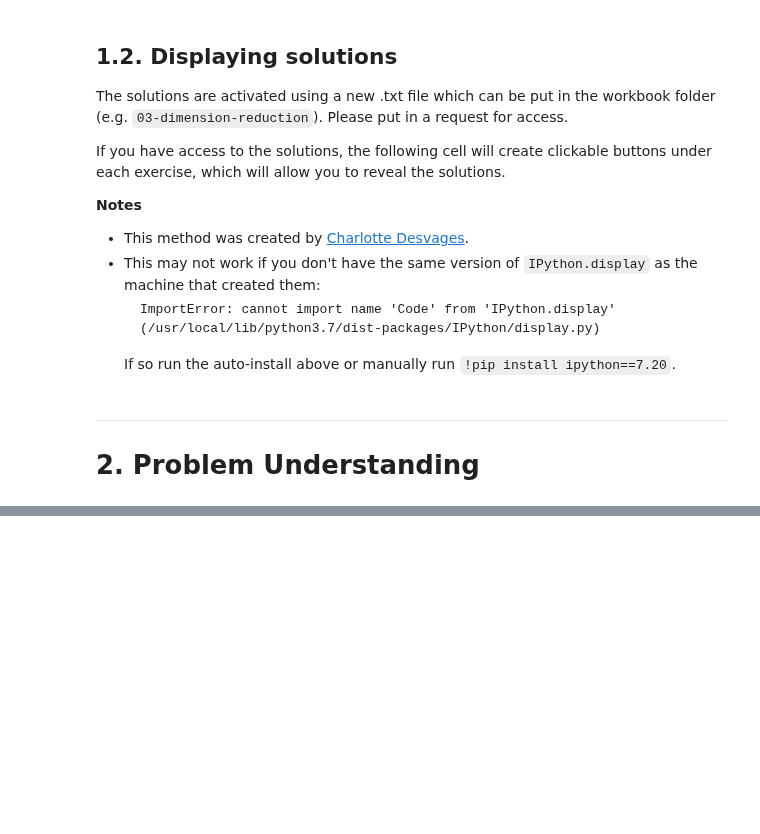
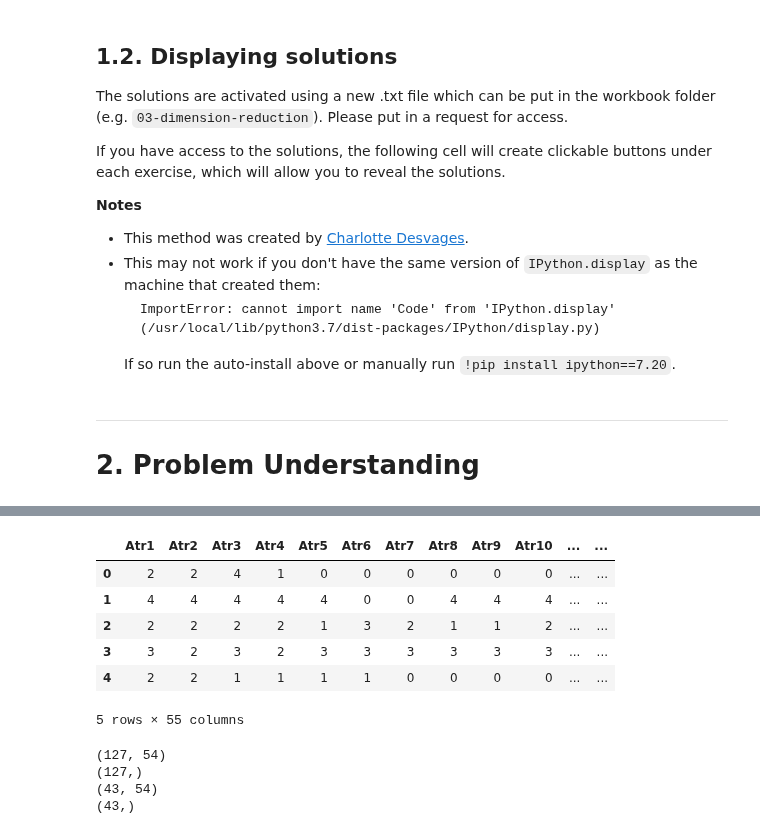
Before and after one commit to Eldave93/machine-learning-workbooks, a Jupyter notebook: 03-dimension-reduction/03_workbook.ipynb, the cells around one changed output, grey strips where cells are left out. Drawn from its saved outputs; the diff is of its cells as text; code cells hidden in the pictures; blank space fills up the shorter version.

```diff
--- a/03-dimension-reduction/03_workbook.ipynb
+++ b/03-dimension-reduction/03_workbook.ipynb
@@ -107,0 +542,28 @@ __Notes__
+# %%
+divorse_df = pd.read_excel("./Data/divorce/divorce.xlsx")
+divorse_df.head()
+# %% [output]
+|  | Atr1 | Atr2 | Atr3 | Atr4 | Atr5 | Atr6 | Atr7 | Atr8 | Atr9 | Atr10 | ... | ... |
+| 0 | 2 | 2 | 4 | 1 | 0 | 0 | 0 | 0 | 0 | 0 | ... | ... |
+| 1 | 4 | 4 | 4 | 4 | 4 | 0 | 0 | 4 | 4 | 4 | ... | ... |
+| 2 | 2 | 2 | 2 | 2 | 1 | 3 | 2 | 1 | 1 | 2 | ... | ... |
+| 3 | 3 | 2 | 3 | 2 | 3 | 3 | 3 | 3 | 3 | 3 | ... | ... |
+| 4 | 2 | 2 | 1 | 1 | 1 | 1 | 0 | 0 | 0 | 0 | ... | ... |
+5 rows × 55 columns
+# %%
+from sklearn.model_selection import train_test_split
+
+train_set, test_set = train_test_split(divorse_df, random_state=42)
+
+X_train, y_train = train_set.drop("Class", axis=1), train_set["Class"]
+X_test, y_test = test_set.drop("Class", axis=1), test_set["Class"]
+
+print(X_train.shape)
+print(y_train.shape)
+print(X_test.shape)
+print(y_test.shape)
+# %% [output]
+(127, 54)
+(127,)
+(43, 54)
+(43,)
```
Also changed, not shown: parts of 40 cells of this notebook, 7 other files.
